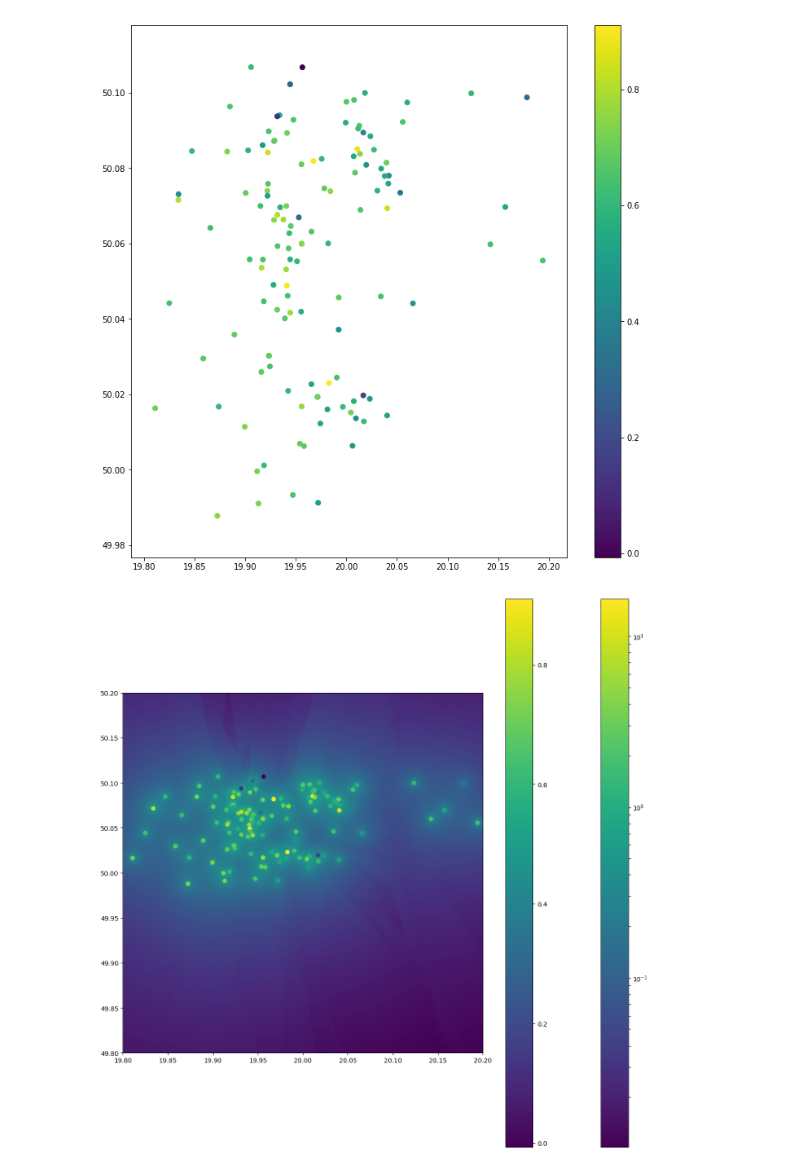
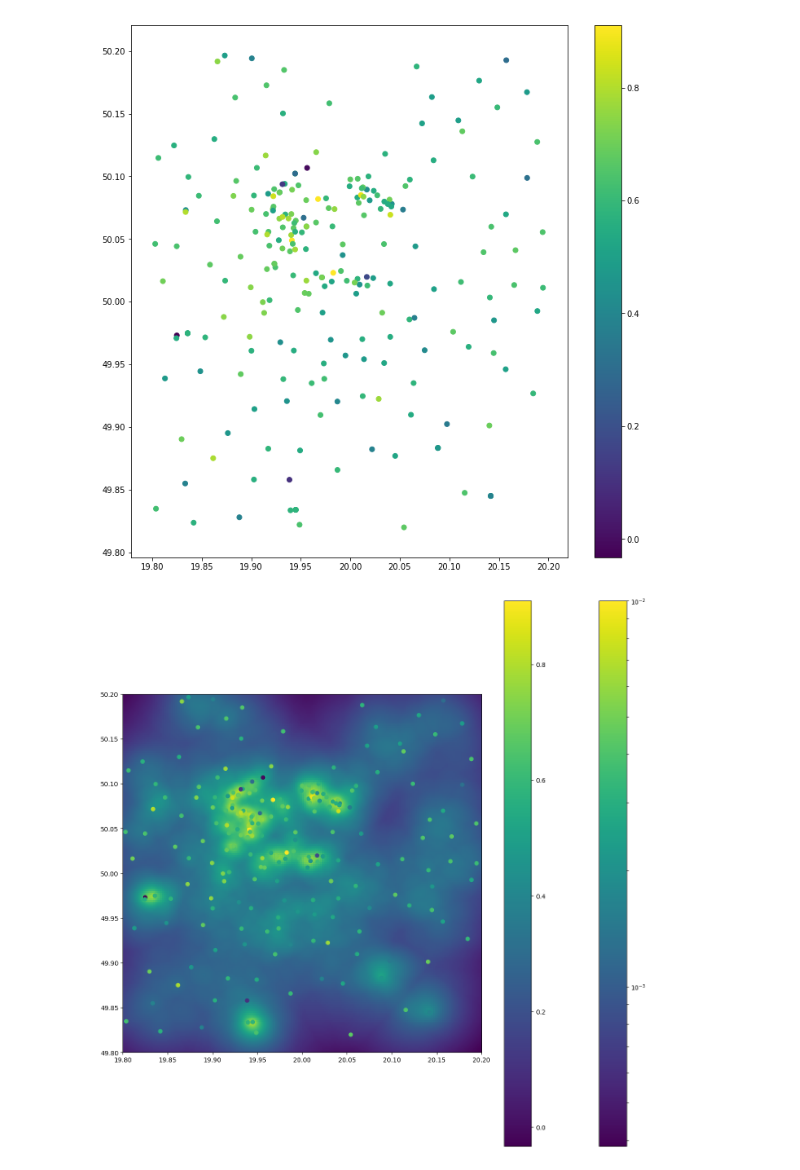
Before and after one commit to kowaalczyk/maraton-analizy-danych, a Jupyter notebook: src/HeatMap.ipynb, the cells around one changed output. Saved outputs shown, nothing was run; the diff lists cells and outputs as text; code cells hidden in the pictures.

Commit message:
Poprawki do heatmapy

```diff
--- a/src/HeatMap.ipynb
+++ b/src/HeatMap.ipynb
@@ -2,6 +2,11 @@
 import matplotlib.pyplot as plt
 import csv
 import numpy as np
+
+ymin = 49.8
+ymax = 50.2
+xmin = 19.8
+xmax = 20.2
 
 with open("../datasets/podst-ext.csv", "r") as f1:
     reader_g = csv.reader(f1)
@@ -17,7 +22,8 @@ with open("../datasets/podst-ext.csv", "r") as f1:
         for g in reader_g:
             for l in data_loc:
                 if g[0] == l[0]:
-                    if g[1] == 'm.Kraków' and float(l[2]) > 0 and float(l[3]) > 0:
+                    #g[1] == 'm.Kraków'
+                    if float(l[2]) > ymin and float(l[2]) < ymax and float(l[3]) > xmin and float(l[3]) < xmax:
                         locations.append((float(l[2]), float(l[3]), float(g[20])))
 
 
@@ -43,7 +49,7 @@ plt.scatter(locations[...,1], locations[...,0], c = locations[...,2], marker = '
 plt.colorbar()
 plt.show()
 # %% [output]
-[figure, old version]
+[figure, new version]
 # %%
 import numpy as np
 import matplotlib
@@ -52,13 +58,13 @@ import scipy.optimize
 import math as m
 import random as r
 import csv
+from geopy.distance import vincenty as geopyDist
+
+LICZBA_ZNACZACYCH_SZKOL = 5
 
 # Parametry grafiki
 plt.figure(figsize=(16, 16), dpi=100, facecolor='w', edgecolor='k')
-ymin = 49.8
-ymax = 50.2
-xmin = 19.8
-xmax = 20.2
+
 size = 0.2
 array_size = 200
 
@@ -74,15 +80,32 @@ def makePoint(i, j, array_size, size, xmin, ymin):
 
     return (nj + xmin, ni + ymin)
 
+def myDist(lon1, lat1, lon2a, lat2a):
+    # approximate radius of earth in km
+    R = 6373.0
+
+    dlon = lon2a - lon1
+    dlat = lat2a - lat1
+
+    a = np.sin(dlat / 2)**2 + np.cos(lat1) * np.cos(lat2a) * np.sin(dlon / 2)**2
+    c = 2 * np.arctan2(np.sqrt(a), np.sqrt(1 - a))
+
+    distance = R * c
+
+    return distance
+
 def education_cost(x, locations):
     lng, lat = x
-    LICZBA_ZNACZACYCH_SZKOL = 5
 
-    diff_lat = (locations[...,0] * 1000 - lat *1000) ** 2
-    diff_lng = (locations[...,1] *1000 - lng *1000) ** 2
-
-    diff = diff_lat + diff_lng
-    diff = np.sqrt(diff)
+#     diff_lat = (locations[...,0] * 1000 - lat *1000) ** 2
+#     diff_lng = (locations[...,1] *1000 - lng *1000) ** 2
+#     diff = diff_lat + diff_lng
+#     diff = np.sqrt(diff)
+#     diff = []
+#     for i in range(len(locations)):
+#         diff.append(geopyDist((lat, lng), locations[i][:2]).km)
+#     diff = np.asarray(diff)
+    diff = myDist(lng, lat, locations[...,1], locations[...,0])
 
 #     b = np.zeros((locations.shape[0], locations.shape[1]+1))
 #     b[:,:-1] = locations
@@ -94,7 +117,7 @@ def education_cost(x, locations):
 #     print(locations)
     values = locations[...,2]/ diff
 
-    return np.sum(values)
+    return 1/np.sum(diff)
 
 # Generacja heat-mapy
 dummy = []
@@ -108,31 +131,31 @@ im = plt.imshow(cost, norm = matplotlib.colors.LogNorm(), extent = (xmin, xmax,
 plt.colorbar()
 
 plt.scatter(locations[...,1], locations[...,0], c = locations[...,2], marker = 'o')
 
 plt.colorbar()
 plt.show()
 
 # ax = plt.gca()
 # for i in range(len(ancors)):
 #     circle = plt.Circle(ancors[i], mypoint[i], color='r', fill=False, zorder = 0.2, label='Odległości od punktów pomiarowych')
 #     ax.add_artist(circle)
 
 # black_dots = plt.scatter([1, -1, 1, -1], [1, 1, -1, -1], color = 'black', label='Punkty pomiarowe')
 
 # steps = np.asarray(steps)
 # line = plt.Line2D(steps[...,0] , steps[...,1], color='grey', zorder = 0.3, label='Ścieżka algorytum opymalizującego')
 # ax.add_artist(line)
 
 # punkt,  = plt.plot(result.x[0], result.x[1], 'o', color='pink', zorder = 1.0, label = 'Wyznaczony punkt')
 
 # plt.colorbar(im)
 # plt.legend(handles=[black_dots, circle, line, punkt], loc ='upper right')#bbox_to_anchor=(0.3, -0.05))
 # plt.title("Heat-mapa na obrazku przedstawia funkcję kosztu(MSE), \n wyznaczoną jako suma kwadratów błedów pomiarów od wszystkich punktów pomiarowych.")
 
 # circle2 = plt.Circle(result.x, myMSE(result.x, ancors, mypoint) ** (1/2), color='pink', fill=False, zorder = 1.0)
 # ax.add_artist(circle2)
 
 # plt.savefig(savefile, dpi=100, facecolor='w', edgecolor='w')
 # print("Zapisano grafikę w pliku %s" % (savefile))
 # %% [output]
-[figure, old version]
+[figure, new version]
```
Also changed, not shown: parts of 1 cell of this notebook.
